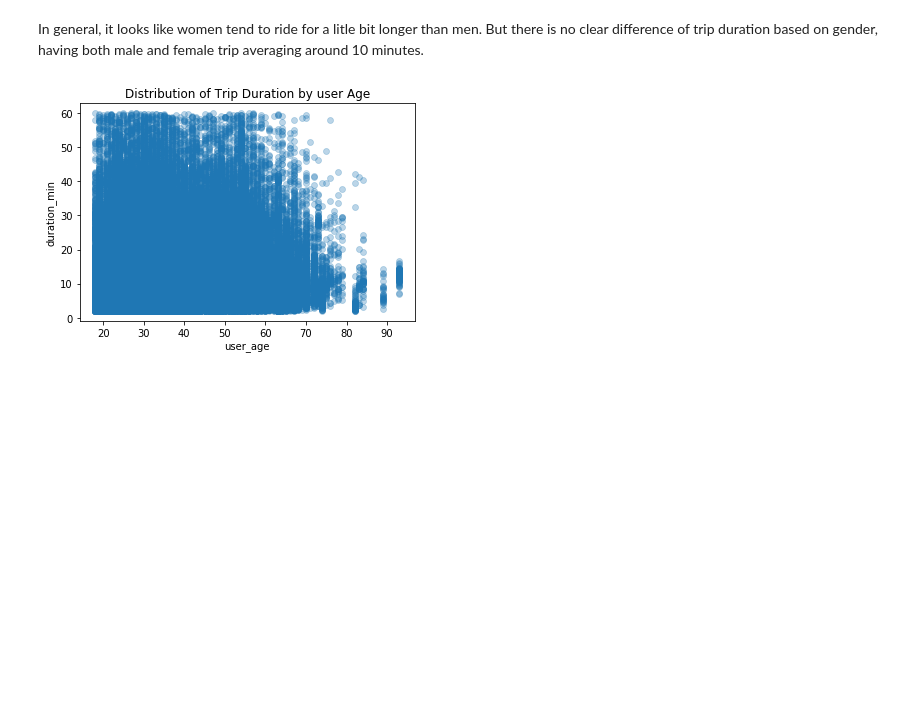
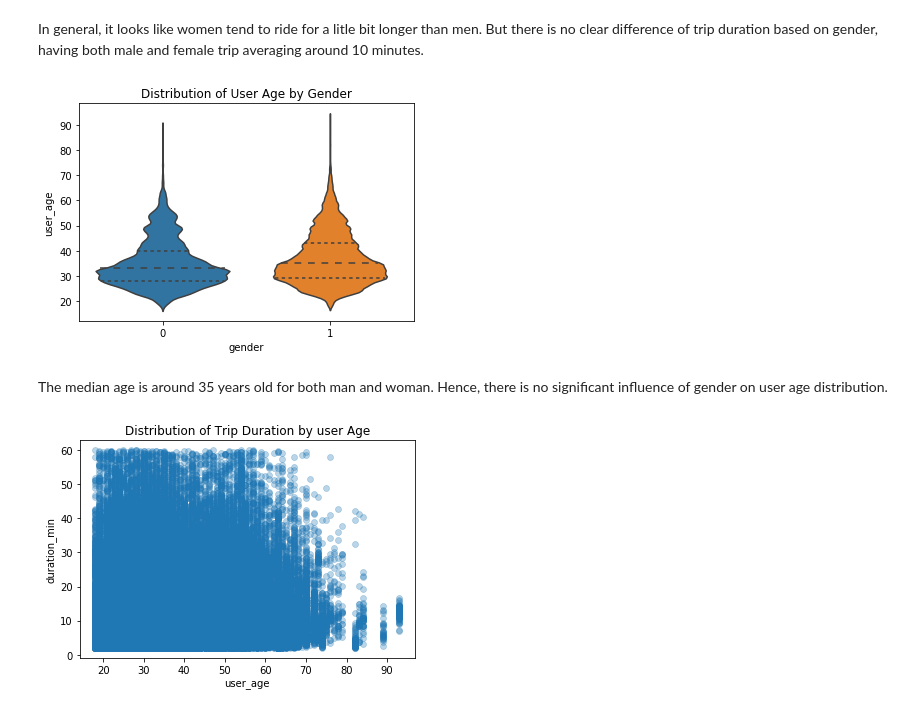
Before and after one commit to marcellovictorino/DAND_5_DataViz, a Jupyter notebook: 2_Project_ FordGoBike/1_EDA.ipynb, the cells around one changed output. Cells and saved outputs as stored; diff of their text form; code cells hidden in the pictures; blank space fills up the shorter version.

```diff
--- a/2_Project_ FordGoBike/1_EDA.ipynb
+++ b/2_Project_ FordGoBike/1_EDA.ipynb
@@ -473,6 +482,14 @@ plt.title('Distribution of Trip Duration by Gender');
 [figure]
 # %% [markdown]
 In general, it looks like women tend to ride for a litle bit longer than men. But there is no clear difference of trip duration based on gender, having both male and female trip averaging around 10 minutes.
+# %%
+# User Age vs Gender
+sns.violinplot(data=df2, y='user_age', x='gender', orient='v', inner='quartile');
+plt.title('Distribution of User Age by Gender');
+# %% [output]
+[figure, added]
+# %% [markdown]
+The median age is around 35 years old for both man and woman. Hence, there is no significant influence of gender on user age distribution.
 # %%
 # Trip Duration vs Age
 sns.scatterplot(data=df2, y='duration_min', x='user_age', alpha=0.3, edgecolor=None)
```
Also changed, not shown: parts of 10 cells of this notebook.
